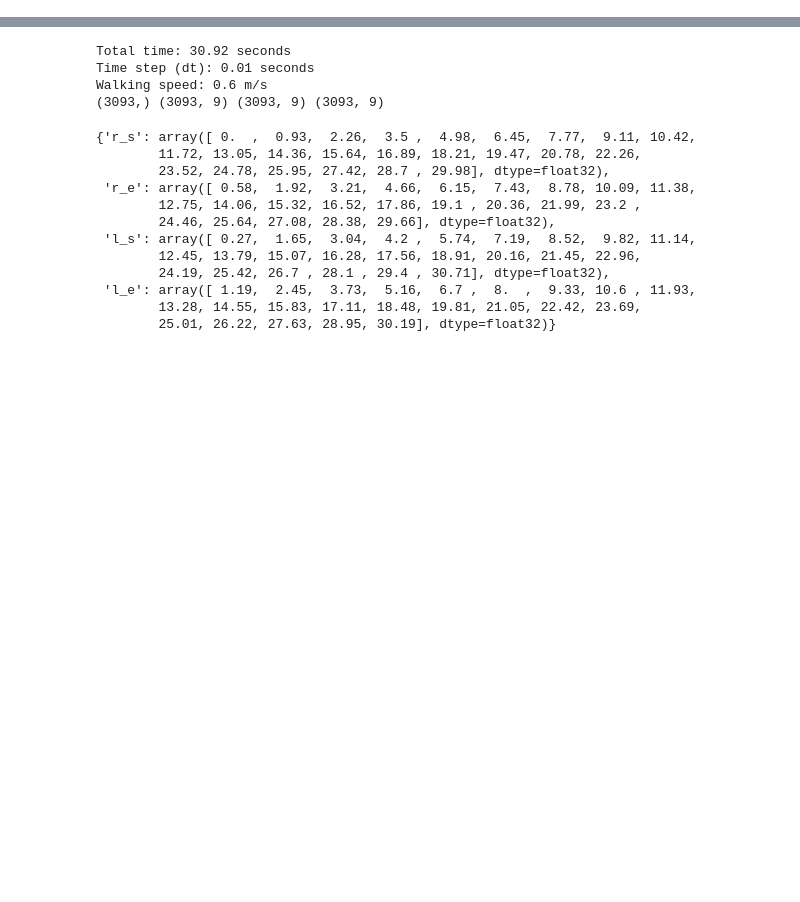
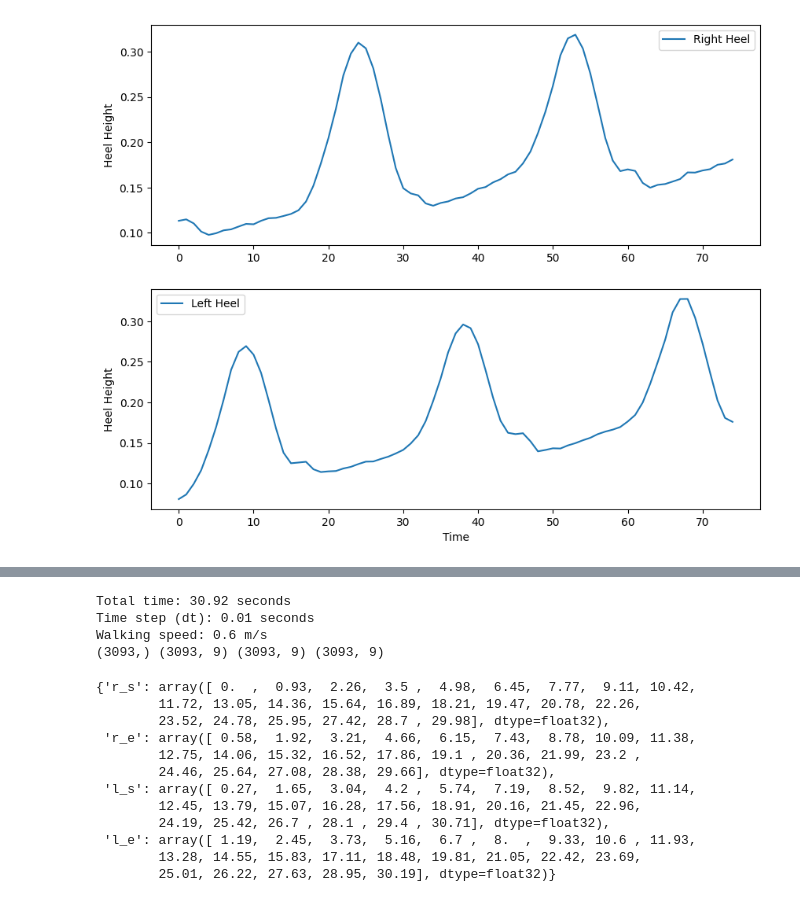
Before and after one commit to liuxy10/RFC, a Jupyter notebook: sync.ipynb, the cells around one changed output, grey strips where cells are left out. Saved outputs shown, nothing was run; the diff lists cells and outputs as text; code cells hidden in the pictures; blank space fills up the shorter version.

```diff
--- a/sync.ipynb
+++ b/sync.ipynb
@@ -11,0 +24,37 @@ from motion_imitation.data_process.nrel_data_read import *
+# %%
+from motion_imitation.utils.tools import *
+import pickle
+cfg = Config('0202', False, create_dirs=False)
+
+cfg.env_start_first = True
+logger = create_logger(os.path.join(cfg.log_dir, 'log_eval.txt'))
+
+"""make and seed env"""
+dtype = torch.float64
+torch.set_default_dtype(dtype)
+torch.manual_seed(cfg.seed)
+torch.set_grad_enabled(False)
+env = HumanoidEnv(cfg)
+env.seed(cfg.seed)
+
+
+expert_qpos, expert_meta = pickle.load(open(cfg.expert_traj_file, "rb"))
+expert = get_expert(expert_qpos, expert_meta, env)
+# %%
+z_heel = expert['ee_wpos'][:, 2:6:3]
+fig, axs = plt.subplots(2, 1, figsize=(10, 8))
+
+# Plot right heel height
+axs[0].plot(z_heel[:, 0], label='Right Heel')
+axs[0].set_ylabel('Heel Height')
+axs[0].legend()
+
+# Plot left heel height
+axs[1].plot(z_heel[:, 1], label='Left Heel')
+axs[1].set_xlabel('Time')
+axs[1].set_ylabel('Heel Height')
+axs[1].legend()
+
+plt.show()
+# %% [output]
+[figure, added]
```
Also changed, not shown: parts of 7 cells of this notebook, 8 other files.
